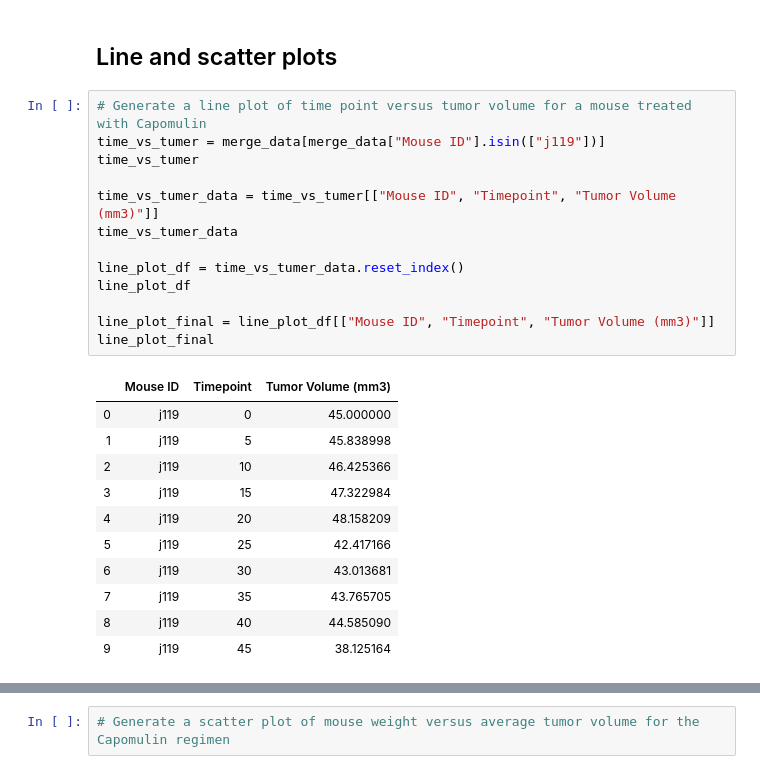
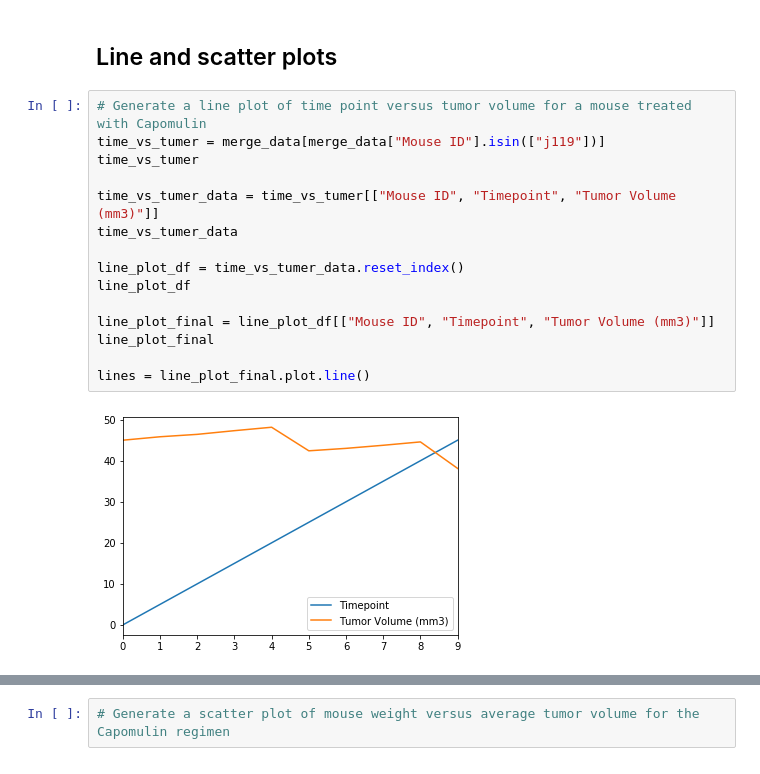
Before and after one commit to BaouleSama/Drug_Study_Analysis, a Jupyter notebook: Pymaceuticals/pymaceuticals_starter.ipynb, the cells around one changed output, grey strips where cells are left out. Drawn from its saved outputs; the diff is of its cells as text.

```diff
--- a/Pymaceuticals/pymaceuticals_starter.ipynb
+++ b/Pymaceuticals/pymaceuticals_starter.ipynb
@@ -274,27 +274,19 @@ plt.show()
 # %%
 # Generate a line plot of time point versus tumor volume for a mouse treated with Capomulin
 time_vs_tumer = merge_data[merge_data["Mouse ID"].isin(["j119"])]
 time_vs_tumer
 
 time_vs_tumer_data = time_vs_tumer[["Mouse ID", "Timepoint", "Tumor Volume (mm3)"]]
 time_vs_tumer_data
 
 line_plot_df = time_vs_tumer_data.reset_index()
 line_plot_df
 
 line_plot_final = line_plot_df[["Mouse ID", "Timepoint", "Tumor Volume (mm3)"]]
 line_plot_final
+
+lines = line_plot_final.plot.line()
 # %% [output]
-|  | Mouse ID | Timepoint | Tumor Volume (mm3) |
-| 0 | j119 | 0 | 45.000000 |
-| 1 | j119 | 5 | 45.838998 |
-| 2 | j119 | 10 | 46.425366 |
-| 3 | j119 | 15 | 47.322984 |
-| 4 | j119 | 20 | 48.158209 |
-| 5 | j119 | 25 | 42.417166 |
-| 6 | j119 | 30 | 43.013681 |
-| 7 | j119 | 35 | 43.765705 |
-| 8 | j119 | 40 | 44.585090 |
-| 9 | j119 | 45 | 38.125164 |
+[figure, added]
 # %%
 tumorvolume_list = line_plot_final['Tumor Volume (mm3)'].tolist()
```
Also changed, not shown: parts of 1 cell of this notebook.
